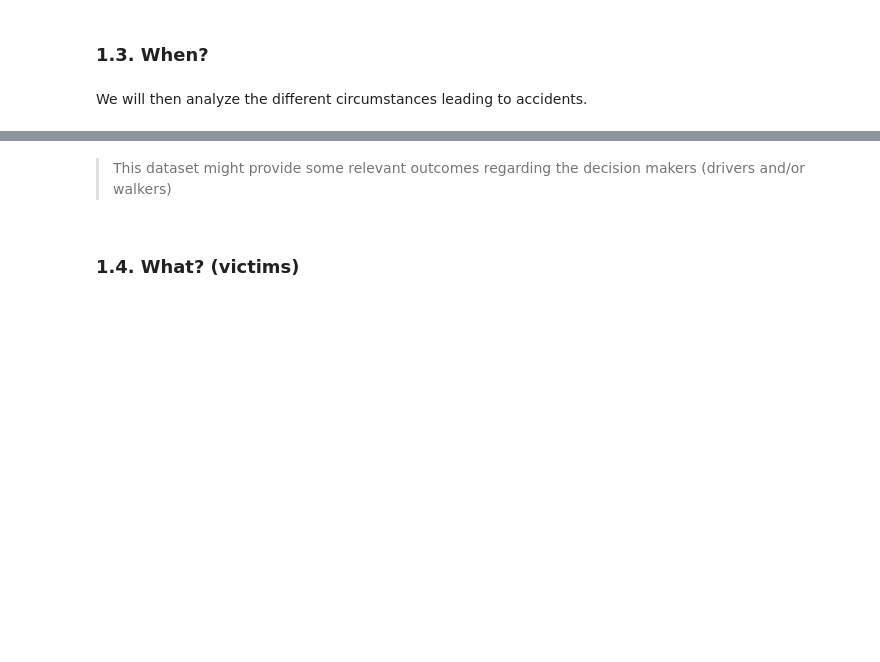
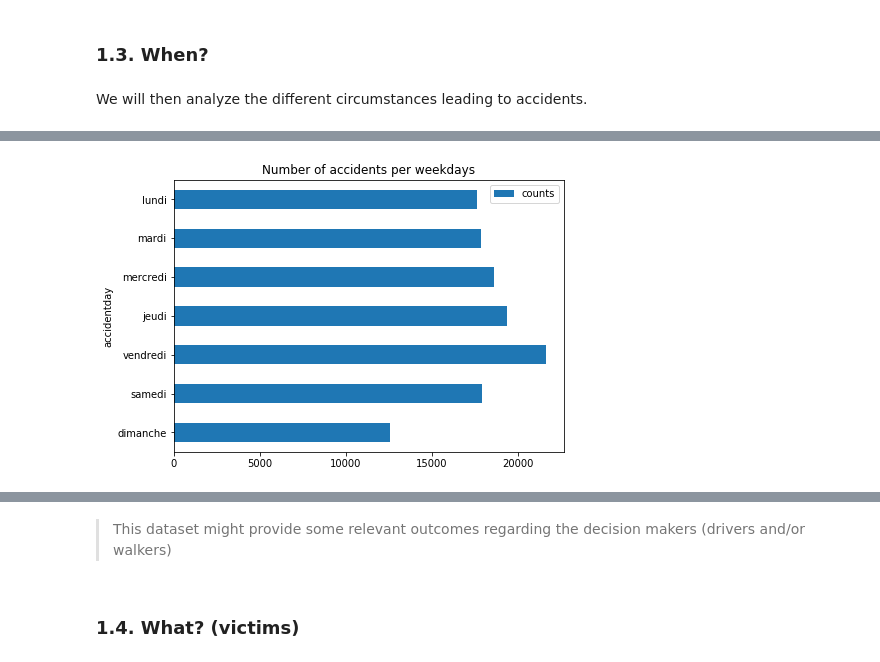
Before and after one commit to epfl-ada-2018/project-pizzafels, a Jupyter notebook: Milestone3 - Complete Analysis.ipynb, the cells around one changed output, grey strips where cells are left out. Saved outputs shown, nothing was run; the diff lists cells and outputs as text; code cells hidden in the pictures; blank space fills up the shorter version.

```diff
--- a/Milestone3 - Complete Analysis.ipynb
+++ b/Milestone3 - Complete Analysis.ipynb
@@ -768,0 +774,15 @@ First rows of the dataset:
+# %%
+new_df_day = df_hacked_accident[['accidentday', 'canton', 'id']]
+accidents_day_count = new_df_day.groupby('accidentday')[['id']].count().reindex(['lundi','mardi','mercredi','jeudi','vendredi','samedi','dimanche'])
+accidents_day = accidents_day_count.rename(columns = {'id' : 'counts'})
+
+accidents_day[::-1].plot(kind='barh', figsize=(7,5), title='Number of accidents per weekdays')
+plt.show()
+
+count_day_canton = new_df_day.groupby(['accidentday', 'canton']).count()
+count_day_canton_reset = count_day_canton.reset_index()
+table_day_canton = count_day_canton_reset.pivot(index='canton', columns='accidentday', values='id')
+table_day_canton_sort = table_day_canton.reindex(columns = accidents_day.index)
+#table_day_canton_sort
+# %% [output]
+[figure, added]
```
Also changed, not shown: parts of 22 cells of this notebook, 3 other files.
